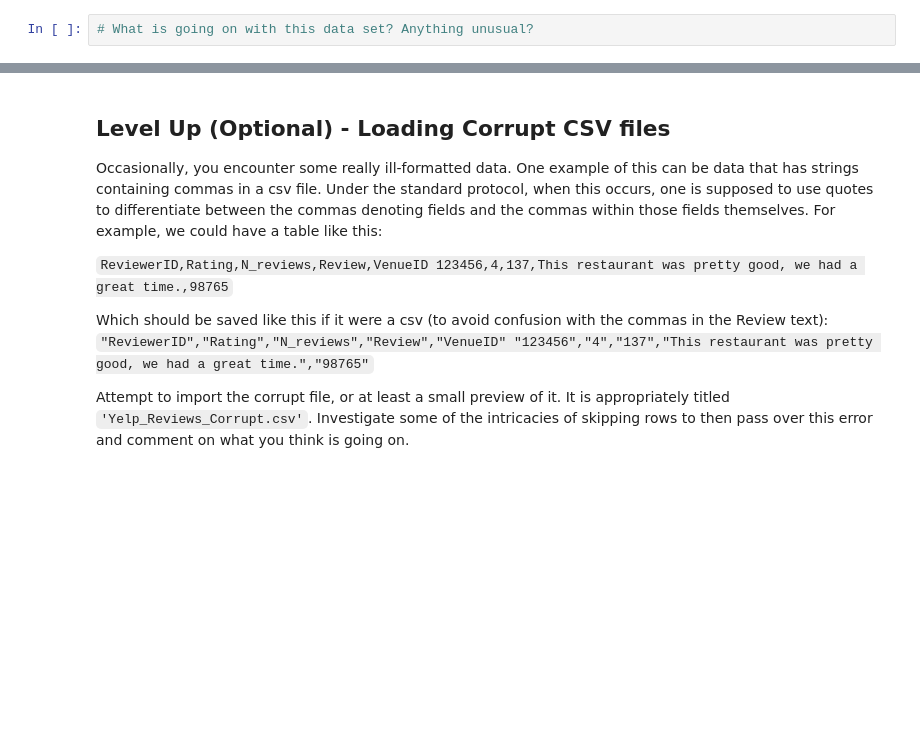
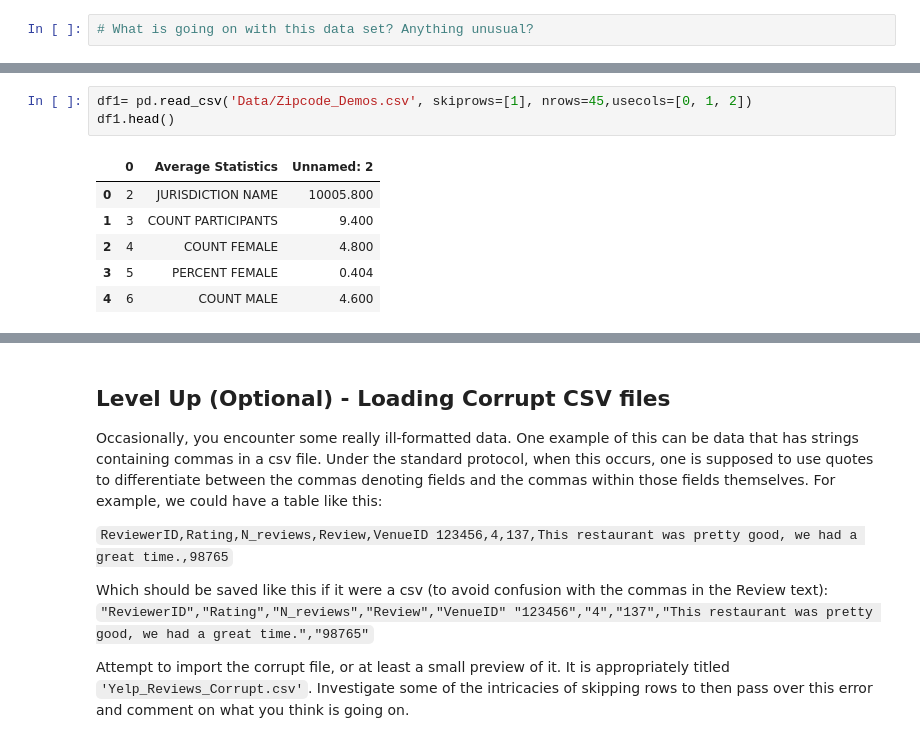
Before and after one commit to dendar/dsc-importing-data-using-pandas-lab, a Jupyter notebook: index.ipynb, the cells around one changed output, grey strips where cells are left out. Drawn from its saved outputs; the diff is of its cells as text; blank space fills up the shorter version.

```diff
--- a/index.ipynb
+++ b/index.ipynb
@@ -38,0 +52,10 @@ df.head()
+# %%
+df1= pd.read_csv('Data/Zipcode_Demos.csv', skiprows=[1], nrows=45,usecols=[0, 1, 2])
+df1.head()
+# %% [output]
+|  | 0 | Average Statistics | Unnamed: 2 |
+| 0 | 2 | JURISDICTION NAME | 10005.800 |
+| 1 | 3 | COUNT PARTICIPANTS | 9.400 |
+| 2 | 4 | COUNT FEMALE | 4.800 |
+| 3 | 5 | PERCENT FEMALE | 0.404 |
+| 4 | 6 | COUNT MALE | 4.600 |
```
Also changed, not shown: parts of 11 cells of this notebook.
